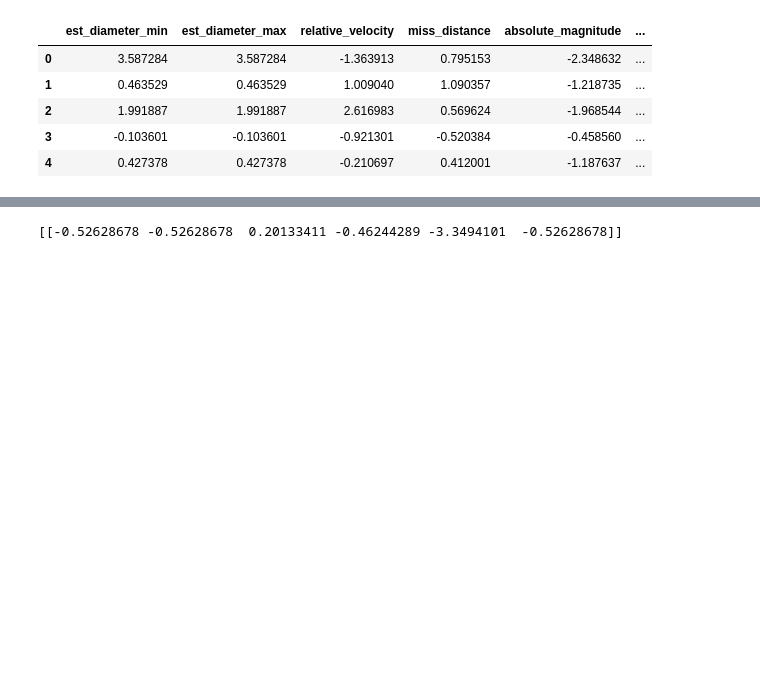
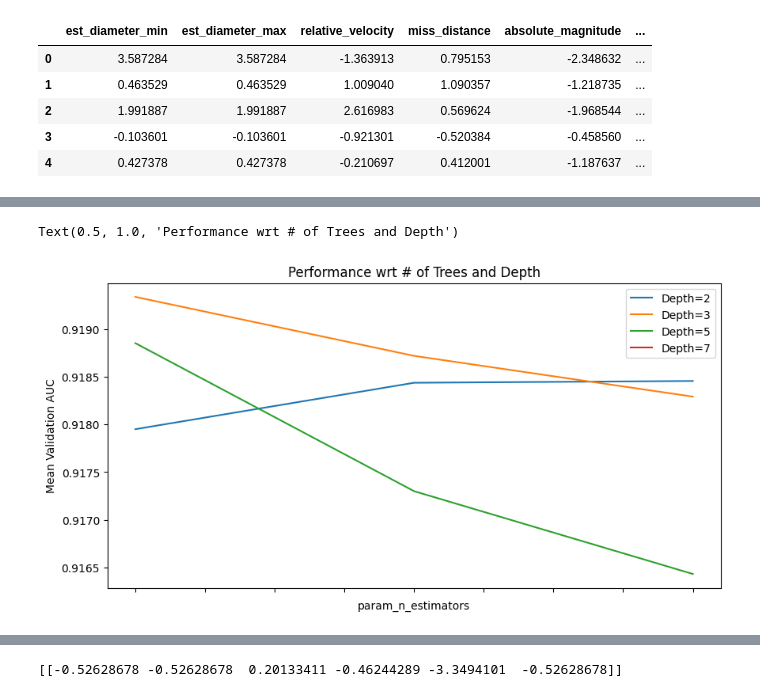
Before and after one commit to munawarali93/NASA---Near-Earth-Objects, a Jupyter notebook: NASA_near_earth_objects.ipynb, the cells around one changed output, grey strips where cells are left out. Drawn from its saved outputs; the diff is of its cells as text; code cells hidden in the pictures; blank space fills up the shorter version.

```diff
--- a/NASA_near_earth_objects.ipynb
+++ b/NASA_near_earth_objects.ipynb
@@ -101,0 +260,15 @@ X_train, X_test, y_train, y_test = train_test_split(X, y, train_size=0.8, random
+# %%
+def my_roc_auc_score(model, X, y):
+  return roc_auc_score(y, model.predict_proba(X)[:,1])
+
+xgb_hyper = GridSearchCV(estimator = xgboost.XGBClassifier(subsample = 0.5,
+                                                           colsample=0.25,
+                                                           eval_metric='auc',
+                                                           use_label_encoder=False),
+                         param_grid=params_dict,
+                         cv=2,
+                         scoring=my_roc_auc_score,
+                         return_train_score=True,
+                         verbose=4)
+
+xgb_hyper.fit(X_train, y_train)
@@ -101,0 +305,6 @@ X_train, X_test, y_train, y_test = train_test_split(X, y, train_size=0.8, random
+# %%
+df_cv_results = pd.DataFrame(xgb_hyper.cv_results_)
+df_cv_results = df_cv_results[['rank_test_score','mean_test_score','mean_train_score',
+                               'param_learning_rate', 'param_max_depth', 'param_n_estimators']]
+df_cv_results.sort_values(by='rank_test_score', inplace=True)
+df_cv_results
@@ -101,0 +325,21 @@ X_train, X_test, y_train, y_test = train_test_split(X, y, train_size=0.8, random
+# %%
+# First sort by number of estimators as that would be x-axis
+df_cv_results.sort_values(by='param_n_estimators', inplace=True)
+
+# Find values of AUC for learning rate of 0.05 and different values of depth
+lr_d2 = df_cv_results.loc[(df_cv_results['param_learning_rate']==0.05) & (df_cv_results['param_max_depth']==2),:]
+lr_d3 = df_cv_results.loc[(df_cv_results['param_learning_rate']==0.05) & (df_cv_results['param_max_depth']==3),:]
+lr_d5 = df_cv_results.loc[(df_cv_results['param_learning_rate']==0.05) & (df_cv_results['param_max_depth']==5),:]
+lr_d7 = df_cv_results.loc[(df_cv_results['param_learning_rate']==0.05) & (df_cv_results['param_max_depth']==7),:]
+
+# Let us plot now
+fig, ax = plt.subplots(figsize=(10,5))
+lr_d2.plot(x='param_n_estimators', y='mean_test_score', label='Depth=2', ax=ax)
+lr_d3.plot(x='param_n_estimators', y='mean_test_score', label='Depth=3', ax=ax)
+lr_d5.plot(x='param_n_estimators', y='mean_test_score', label='Depth=5', ax=ax)
+lr_d7.plot(x='param_n_estimators', y='mean_test_score', label='Depth=7', ax=ax)
+plt.ylabel('Mean Validation AUC')
+plt.title('Performance wrt # of Trees and Depth')
+# %% [output]
+Text(0.5, 1.0, 'Performance wrt # of Trees and Depth')
+[figure, added]
```
Also changed, not shown: parts of 28 cells of this notebook.
